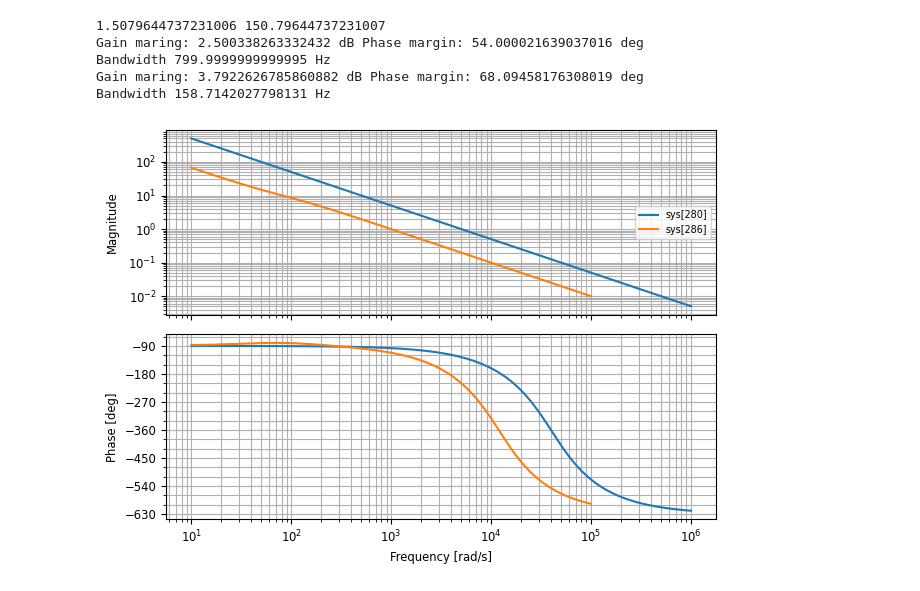
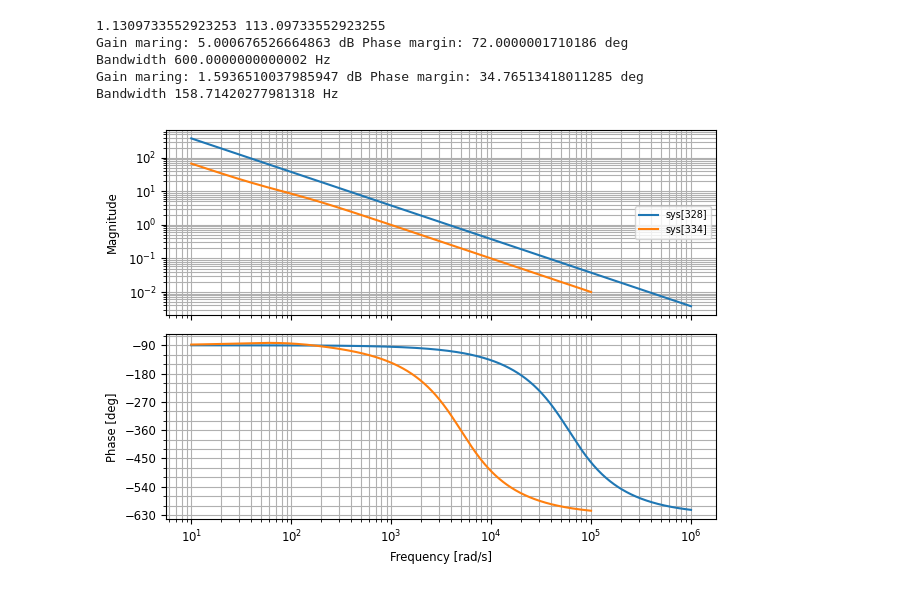
Before and after one commit to Zychlix/Inverter32, a Jupyter notebook: 32Inverter/scripts/current_loop.ipynb, the cells around one changed output. Drawn from its saved outputs; the diff is of its cells as text; code cells hidden in the pictures.

```diff
--- a/32Inverter/scripts/current_loop.ipynb
+++ b/32Inverter/scripts/current_loop.ipynb
@@ -7,31 +7,31 @@ L_q = 0.3e-3 # [H]
 R = 0.03
 sampling_rate = 12e3
 # %%
-fband = 800
+fband = 600
 
 kp = L_q * 2 * np.pi * fband
 ki = R * 2 * np.pi * fband
 print(kp, ki)
 
 
 def run(kp, ki, group_delay):
     G = control.tf([1],[L_q,R]) # process
     H = control.tf([kp, ki], [1, 0]) # PI controller
     H *= control.tf(*control.pade(group_delay/sampling_rate, 3)) # delay of controller
 
     S = G * H
     control.bode(S)
     gm, pm, wcg, wcp = control.margin(S)
     print(f'Gain maring: {gm} dB Phase margin: {pm} deg')
     print(f'Bandwidth {wcp / (2*np.pi)} Hz')
     # control.root_locus_map(G*H).plot()
 
-run(kp, ki, 1.5)
-run(0.3, 20, 5)
+run(kp, ki, 1)
+run(0.3, 20, 12)
 # %% [output]
-1.5079644737231006 150.79644737231007
-Gain maring: 2.500338263332432 dB Phase margin: 54.000021639037016 deg
-Bandwidth 799.9999999999995 Hz
-Gain maring: 3.7922626785860882 dB Phase margin: 68.09458176308019 deg
-Bandwidth 158.7142027798131 Hz
+1.1309733552923253 113.09733552923255
+Gain maring: 5.000676526664863 dB Phase margin: 72.0000001710186 deg
+Bandwidth 600.0000000000002 Hz
+Gain maring: 1.5936510037985947 dB Phase margin: 34.76513418011285 deg
+Bandwidth 158.71420277981318 Hz
-[figure, old version]
+[figure, new version]
```
Also changed, not shown: 2 other files.
